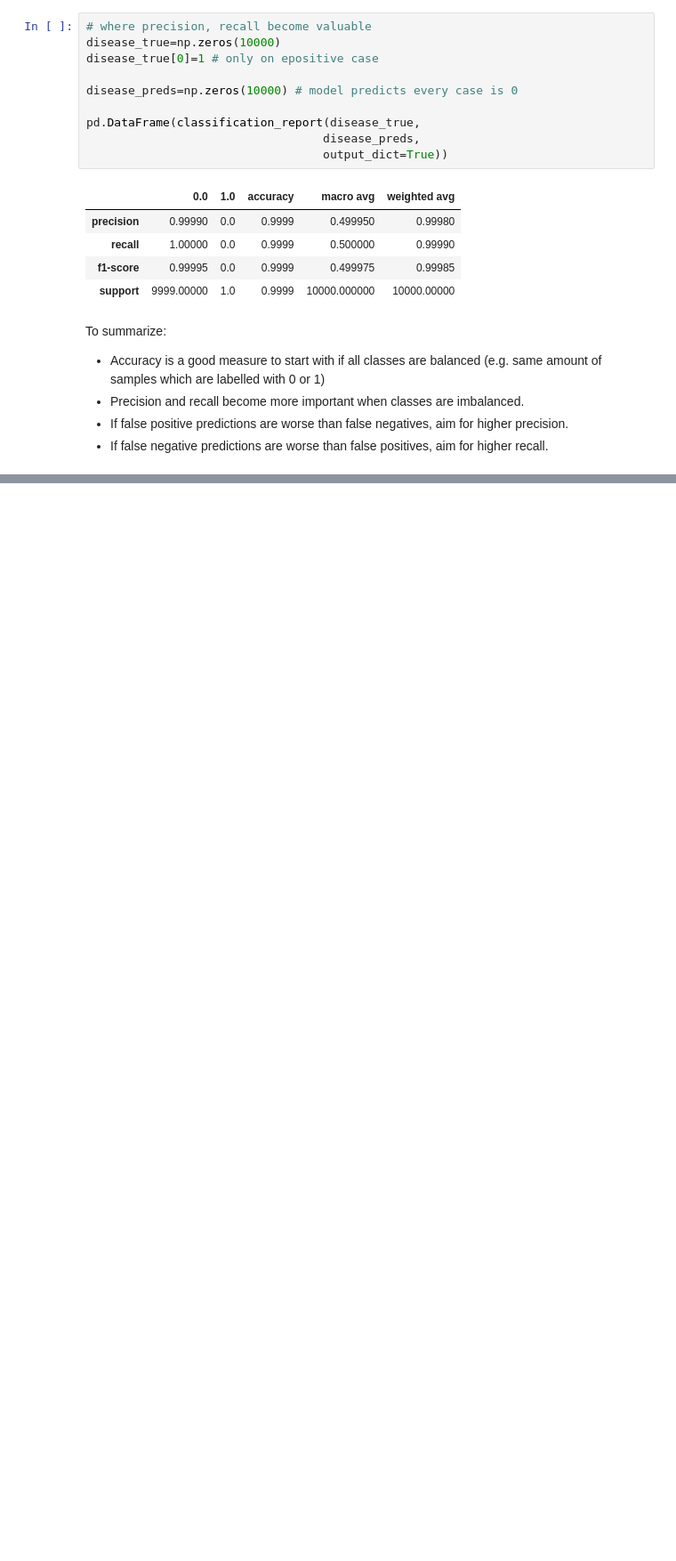
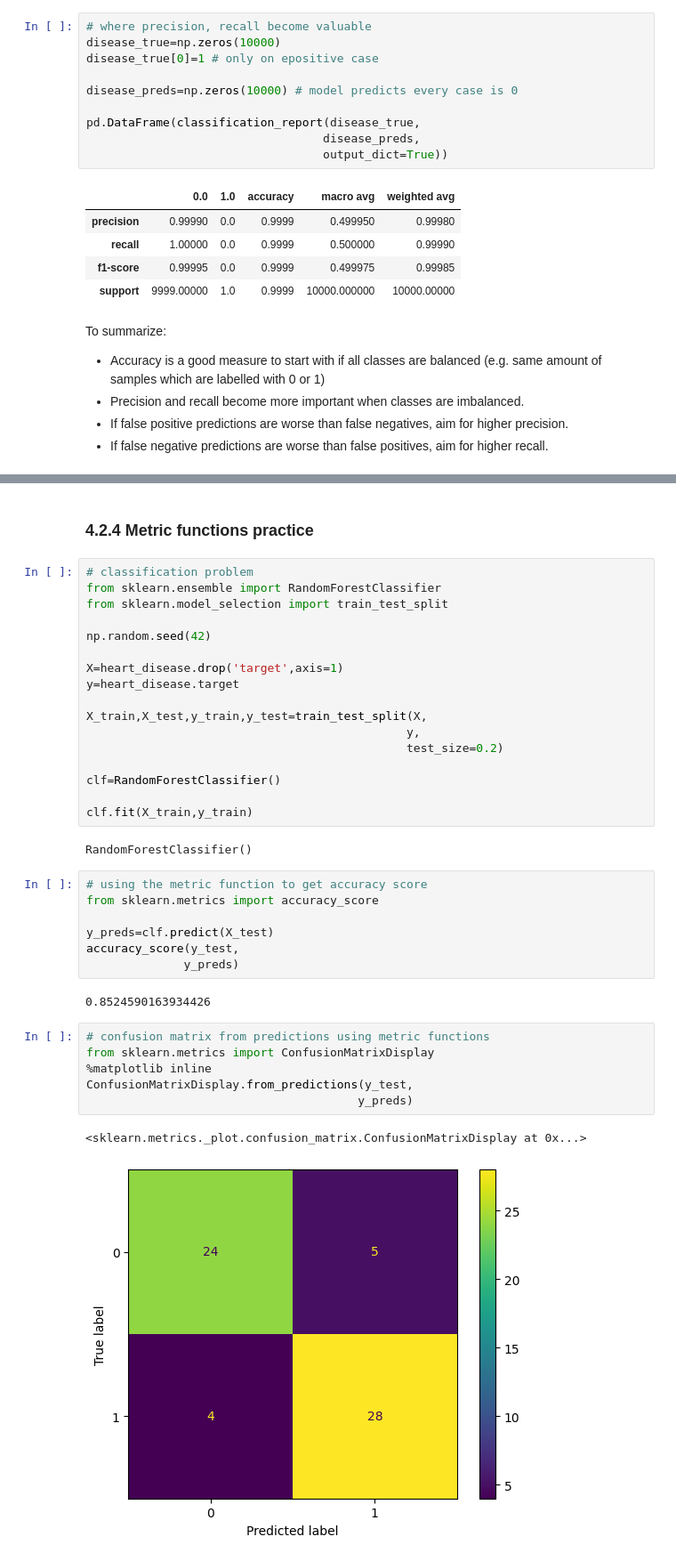
Before and after one commit to Shuraimi/zero-to-mastery-ai-ml-course, a Jupyter notebook: notebooks/Introduction_to_scikitlearn_2.ipynb, the cells around one changed output, grey strips where cells are left out. Shown: that part at 89% size. Saved outputs shown, nothing was run; the diff lists cells and outputs as text; blank space fills up the shorter version.

Commit message:
Improving model

```diff
--- a/notebooks/Introduction_to_scikitlearn_2.ipynb
+++ b/notebooks/Introduction_to_scikitlearn_2.ipynb
@@ -1442,0 +1721,39 @@ To summarize:
+# %% [markdown]
+### 4.2.4 Metric functions practice
+# %%
+# classification problem
+from sklearn.ensemble import RandomForestClassifier
+from sklearn.model_selection import train_test_split
+
+np.random.seed(42)
+
+X=heart_disease.drop('target',axis=1)
+y=heart_disease.target
+
+X_train,X_test,y_train,y_test=train_test_split(X,
+                                              y,
+                                              test_size=0.2)
+
+clf=RandomForestClassifier()
+
+clf.fit(X_train,y_train)
+# %% [output]
+RandomForestClassifier()
+# %%
+# using the metric function to get accuracy score
+from sklearn.metrics import accuracy_score
+
+y_preds=clf.predict(X_test)
+accuracy_score(y_test,
+              y_preds)
+# %% [output]
+0.8524590163934426
+# %%
+# confusion matrix from predictions using metric functions
+from sklearn.metrics import ConfusionMatrixDisplay
+%matplotlib inline
+ConfusionMatrixDisplay.from_predictions(y_test,
+                                       y_preds)
+# %% [output]
+<sklearn.metrics._plot.confusion_matrix.ConfusionMatrixDisplay at 0x...>
+[figure, added]
```
Also changed, not shown: parts of 86 cells of this notebook.
